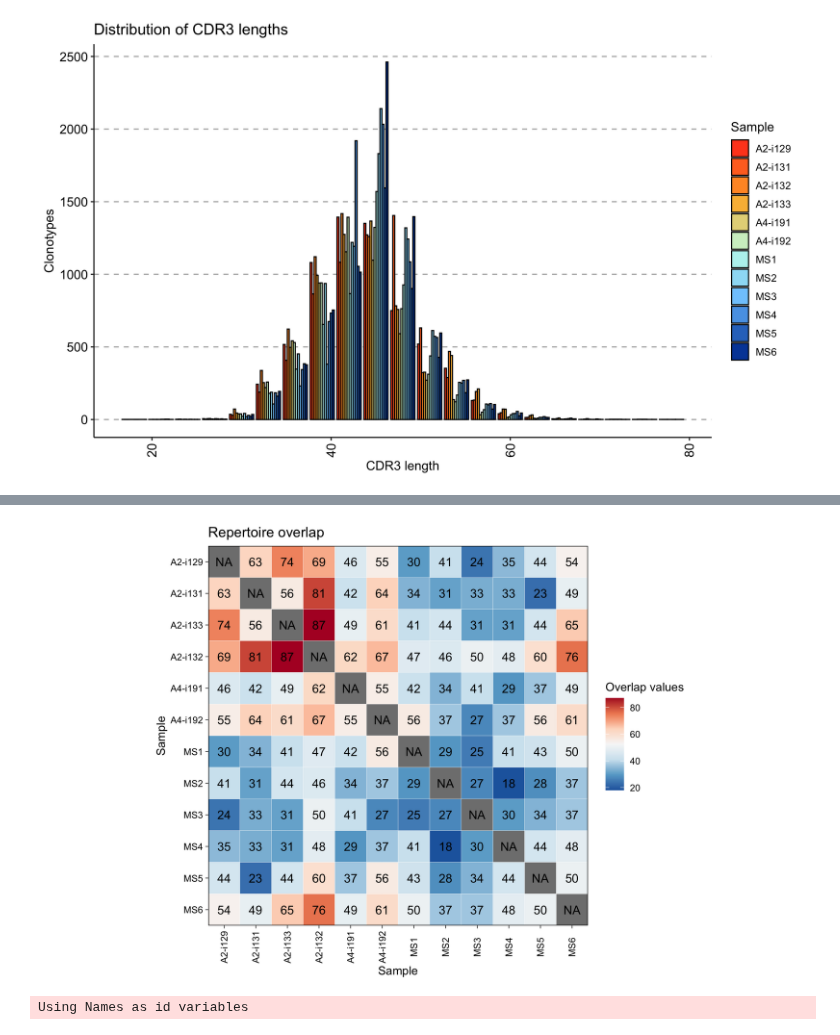
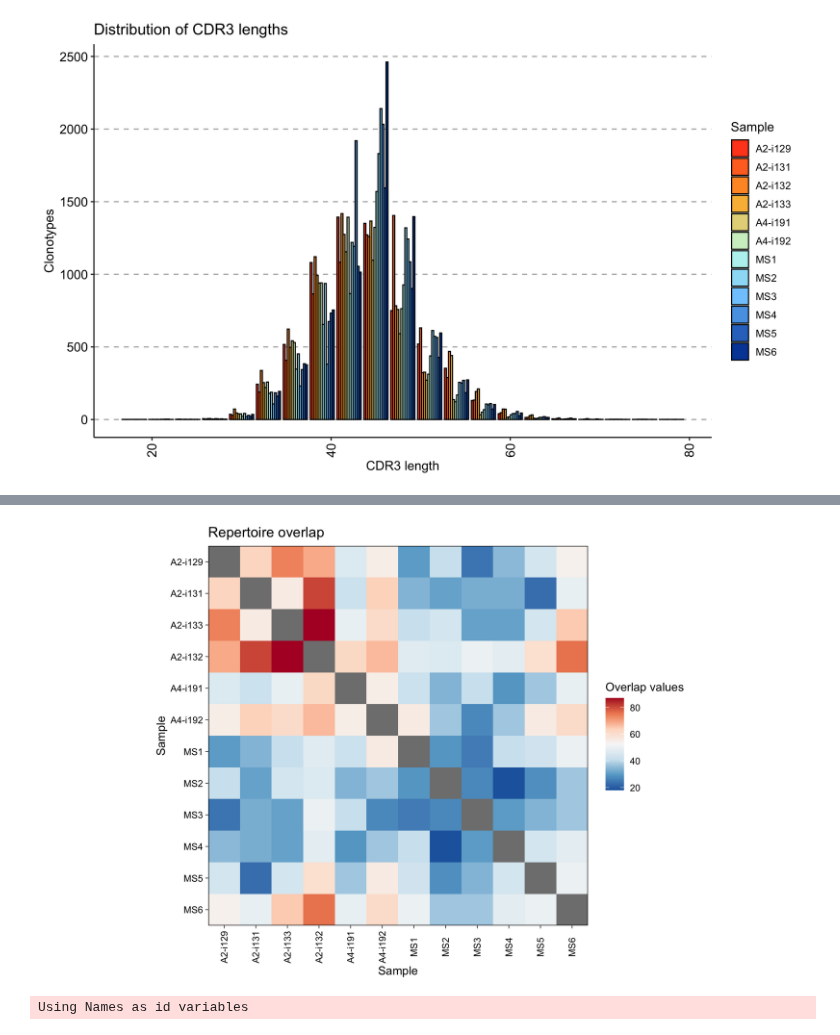
Before and after one commit to ucsffrancislab/genomics, a Jupyter notebook: data/immunarch_demo.ipynb, the cells around one changed output, grey strips where cells are left out. Saved outputs shown, nothing was run; the diff lists cells and outputs as text; code cells hidden in the pictures.

```diff
--- a/data/immunarch_demo.ipynb
+++ b/data/immunarch_demo.ipynb
@@ -37,8 +59,9 @@ repClonality(immdata$data, "homeo") %>% vis()
 # %%
 # Build the heatmap of public clonotypes shared between repertoires
-repOverlap(immdata$data) %>% vis()
+p = repOverlap(immdata$data) %>% vis()
+p + geom_tile() #aes(fill = value))
 # %% [output]
-[figure, old version]
+[figure, new version]
 # %%
 # Visualise the V-gene distribution for the first repertoire
 geneUsage(immdata$data[[1]]) %>% vis()
```
Also changed, not shown: parts of 5 cells of this notebook.
